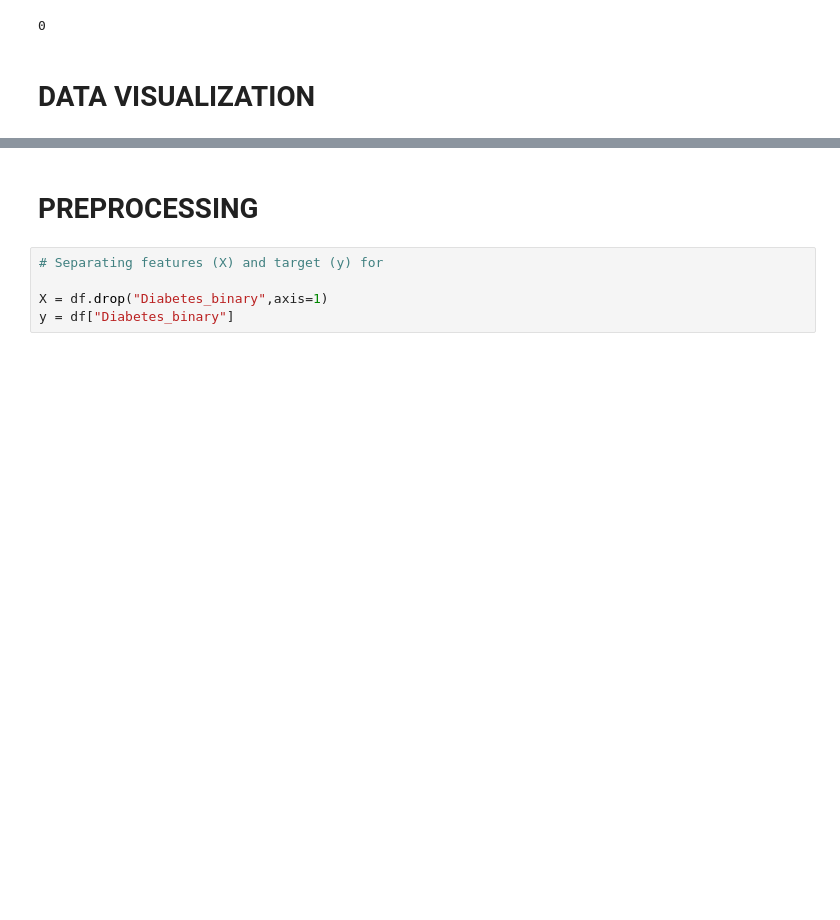
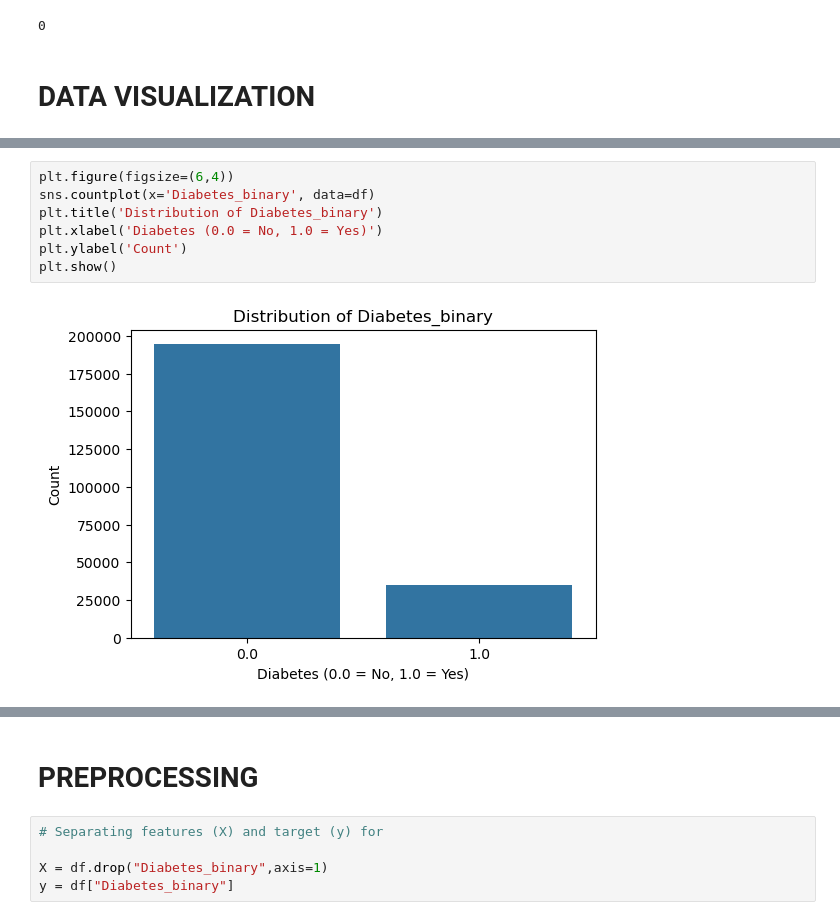
Before and after one commit to Niklauzi/cdc-diabetes-classification, a Jupyter notebook: CDC Diabetes Binary Prediction.ipynb, the cells around one changed output, grey strips where cells are left out. Cells and saved outputs as stored; diff of their text form; blank space fills up the shorter version.

```diff
--- a/CDC Diabetes Binary Prediction.ipynb
+++ b/CDC Diabetes Binary Prediction.ipynb
@@ -189,0 +202,9 @@ df = df.drop(cols_del, axis=1)
+# %%
+plt.figure(figsize=(6,4))
+sns.countplot(x='Diabetes_binary', data=df)
+plt.title('Distribution of Diabetes_binary')
+plt.xlabel('Diabetes (0.0 = No, 1.0 = Yes)')
+plt.ylabel('Count')
+plt.show()
+# %% [output]
+[figure, added]
```
Also changed, not shown: parts of 55 cells of this notebook, 5 other files.
